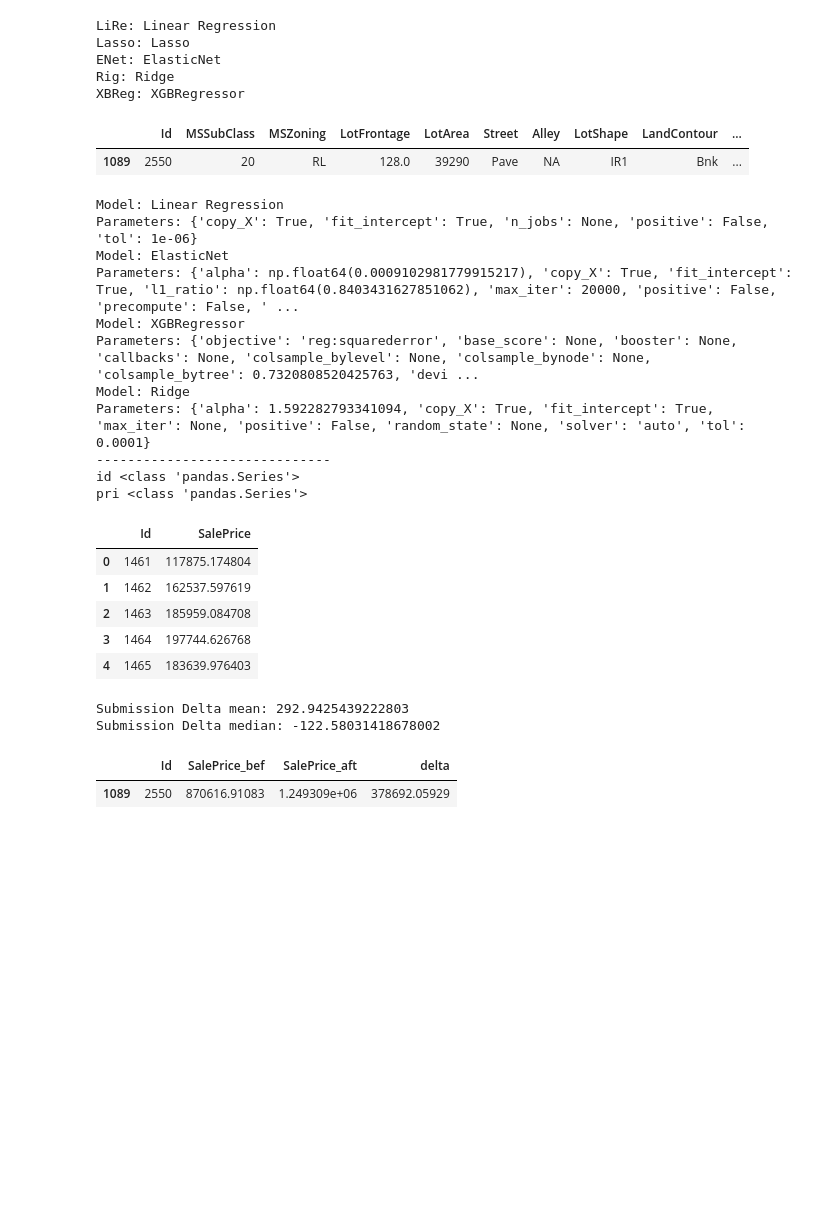
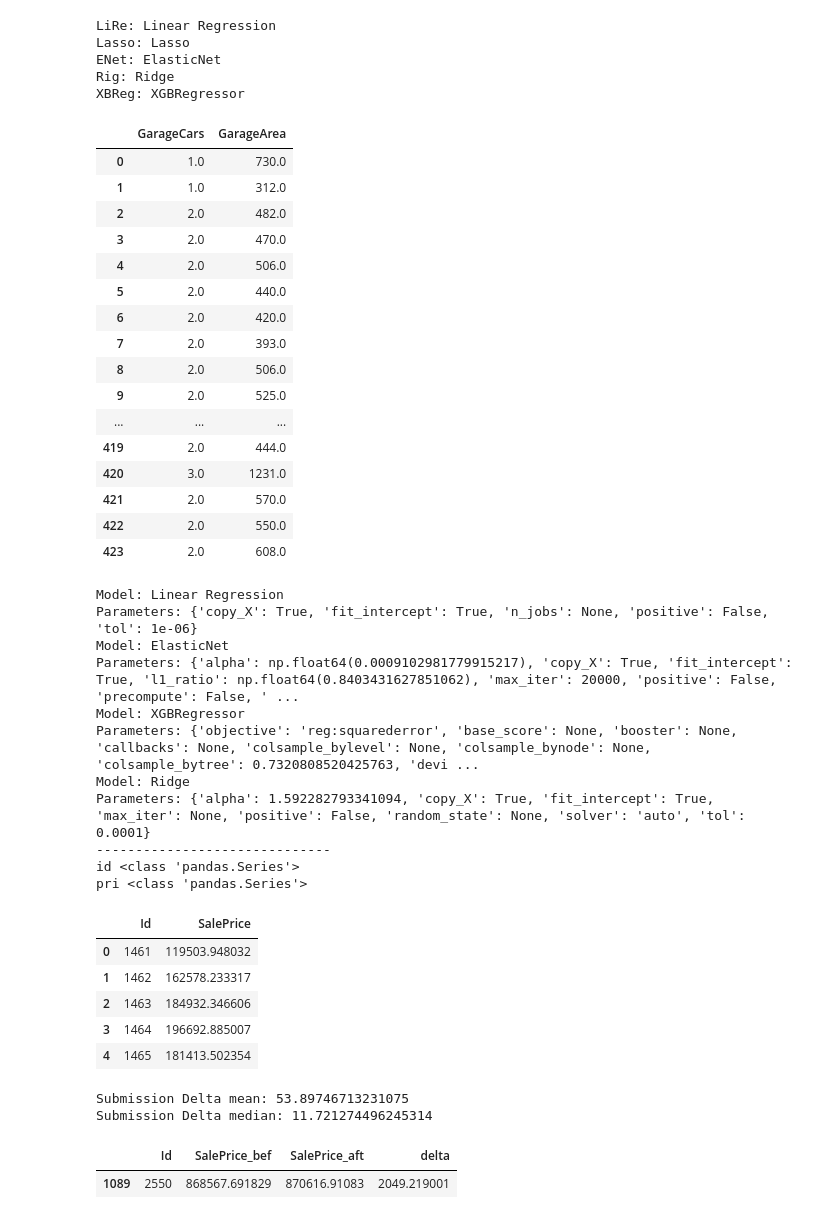
Before and after one commit to javrudsky/machine_learning, a Jupyter notebook: kaggle/housing/housing_v2.ipynb, the cells around one changed output. Saved outputs shown, nothing was run; the diff lists cells and outputs as text; code cells hidden in the pictures; blank space fills up the shorter version.

```diff
--- a/kaggle/housing/housing_v2.ipynb
+++ b/kaggle/housing/housing_v2.ipynb
@@ -948,9 +992,15 @@ def fix_nulls(df, df_train, debug=False):
     # Let's apply "None" to all nans
     df["MiscFeature"] = df["MiscFeature"].fillna("NA")
 
-    df[df["LotFrontage"].isnull()]["LotFrontage"]
     # Let's set to the mean to lotFrontage. Always using train data to "learn" values
-    df["LotFrontage"] = df["LotFrontage"].fillna(df_train[df_train["LotFrontage"].notnull()]["LotFrontage"].mean())
+    dfneig = df_train.groupby("Neighborhood")["LotFrontage"].mean()
+    df["LotFrontage_neig_mean"] = df["Neighborhood"].map(dfneig)
+    df["LotFrontage"] = df["LotFrontage"].fillna(df["LotFrontage_neig_mean"])
+    df = df.drop(columns="LotFrontage_neig_mean", errors="raise")
+
+    #print("Filling LotFrontage nulls with mean by Neighborhood")
+
+    #df["LotFrontage"] = df["LotFrontage"].fillna(df_train[df_train["LotFrontage"].notnull()]["LotFrontage"].mean())
 
     # Setting "None" to Alley
     df["Alley"] = df["Alley"].fillna("NA")
@@ -1004,7 +1054,7 @@ def fix_nulls(df, df_train, debug=False):
     df["KitchenQual"] = df["KitchenQual"].fillna(df_train[df_train["KitchenQual"].notnull()]["KitchenQual"].mode()[0])
     df["Functional"] = df["Functional"].fillna(df_train[df_train["Functional"].notnull()]["Functional"].mode()[0])
     df["GarageCars"] = df["GarageCars"].fillna(0)
-    df["GarageArea"] = df["GarageCars"].fillna(0)
+    df["GarageArea"] = df["GarageArea"].fillna(0)
     df["SaleType"] = df["SaleType"].fillna(df_train[df_train["SaleType"].notnull()]["SaleType"].mode()[0])
 
     if debug:
@@ -3591,25 +3882,49 @@ XBReg: XGBRegressor
 # %%
 
 
 dfs_an = pd.read_csv("./data/test.csv")
 dfs_an = fix_nulls(dfs_an, X)
-dfs_an = fix_invalid(dfs_an)
-dfs_an.head()
+#dfs_an = fix_invalid(dfs_an)
 
-#dfs_an.loc[dfs_an["GrLivArea"] > 4000, ["GrLivArea"]] = 3999
-dfs_an[dfs_an["GrLivArea"] > 4000]
+dfs_an[dfs_an["GarageCars"] > 3][["GarageCars", "GarageArea", "GrLivArea"]]
+
+
+# Garage Area is not correct for GarageCars > 3
+#dfs_an[["GarageCars", "GarageArea", "GrLivArea"]].head(20)
+
+dfs_an[dfs_an["GarageCars"] > 0][["GarageCars", "GarageArea"]]
+#X[X["GarageArea"] != X["GarageCars"]][["GarageCars", "GarageArea"]].head(20)
 # %% [output]
-|  | Id | MSSubClass | MSZoning | LotFrontage | LotArea | Street | Alley | LotShape | LandContour | ... |
-| 1089 | 2550 | 20 | RL | 128.0 | 39290 | Pave | NA | IR1 | Bnk | ... |
+|  | GarageCars | GarageArea |
+| 0 | 1.0 | 730.0 |
+| 1 | 1.0 | 312.0 |
+| 2 | 2.0 | 482.0 |
+| 3 | 2.0 | 470.0 |
+| 4 | 2.0 | 506.0 |
+| 5 | 2.0 | 440.0 |
+| 6 | 2.0 | 420.0 |
+| 7 | 2.0 | 393.0 |
+| 8 | 2.0 | 506.0 |
+| 9 | 2.0 | 525.0 |
+| ... | ... | ... |
+| 419 | 2.0 | 444.0 |
+| 420 | 3.0 | 1231.0 |
+| 421 | 2.0 | 570.0 |
+| 422 | 2.0 | 550.0 |
+| 423 | 2.0 | 608.0 |
 # %%
 #X, y, y_orig, _, _ = split_train_test_data()
 X, y, y_orig = train_data_for_submission()
 
 
 X, y, _, ignored_cols, ord_cols_used, desc = initial_processing(X, y, y_orig)
+
+X = X[~X.index.isin(bigres_idx)]
+y = y[~y.index.isin(bigres_idx)]
+
 df_submit = pd.read_csv("./data/test.csv")
-df_submit = fix_nulls(df_submit, X)
-df_submit = fix_invalid(df_submit)
+# df_submit = fix_nulls(df_submit, X)
+# df_submit = fix_invalid(df_submit)
 
 # Removing this rows improves score a little bit (as in CV)
 df_submit.loc[df_submit["GrLivArea"] > 4000, ["GrLivArea"]] = 3999
@@ -3652,15 +3967,15 @@ Parameters: {'alpha': 1.592282793341094, 'copy_X': True, 'fit_intercept': True,
 id <class 'pandas.Series'>
 pri <class 'pandas.Series'>
 |  | Id | SalePrice |
-| 0 | 1461 | 117875.174804 |
-| 1 | 1462 | 162537.597619 |
-| 2 | 1463 | 185959.084708 |
-| 3 | 1464 | 197744.626768 |
-| 4 | 1465 | 183639.976403 |
+| 0 | 1461 | 119503.948032 |
+| 1 | 1462 | 162578.233317 |
+| 2 | 1463 | 184932.346606 |
+| 3 | 1464 | 196692.885007 |
+| 4 | 1465 | 181413.502354 |
 # %%
 # Comparing with previous submission.
-dfs = pd.read_csv("./submissions/submission_260401.csv")
-dfs = pd.read_csv("./submissions/submission_260406.csv").join(dfs, lsuffix="_bef", rsuffix="_aft").drop(columns=["Id_aft"], errors="ignore").rename(columns={"Id_bef": "Id"})
+dfs = pd.read_csv("./submissions/submission_260406.csv")
+dfs = pd.read_csv("./submissions/submission_260406_1542.csv").join(dfs, lsuffix="_bef", rsuffix="_aft").drop(columns=["Id_aft"], errors="ignore").rename(columns={"Id_bef": "Id"})
 dfs["delta"] = dfs["SalePrice_aft"] - dfs["SalePrice_bef"]
 
 print("Submission Delta mean:", dfs["delta"].mean())
@@ -3670,7 +3985,7 @@ print("Submission Delta median:", dfs["delta"].median())
 #dfs.head()
 dfs[dfs["Id"] == 2550]
 # %% [output]
-Submission Delta mean: 292.9425439222803
-Submission Delta median: -122.58031418678002
+Submission Delta mean: 53.89746713231075
+Submission Delta median: 11.721274496245314
 |  | Id | SalePrice_bef | SalePrice_aft | delta |
-| 1089 | 2550 | 870616.91083 | 1.249309e+06 | 378692.05929 |
+| 1089 | 2550 | 868567.691829 | 870616.91083 | 2049.219001 |
```
Also changed, not shown: parts of 29 cells of this notebook.
